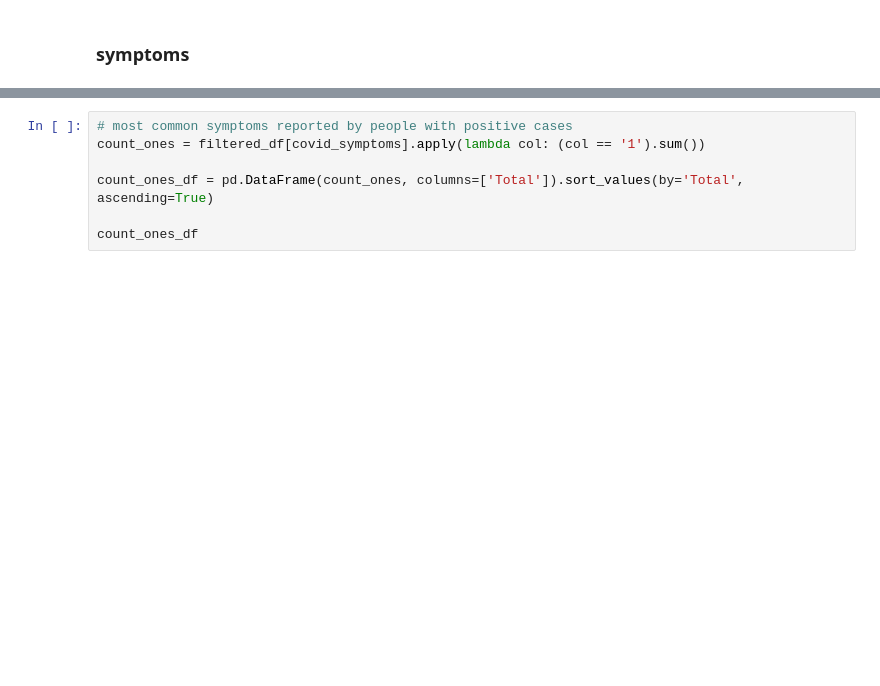
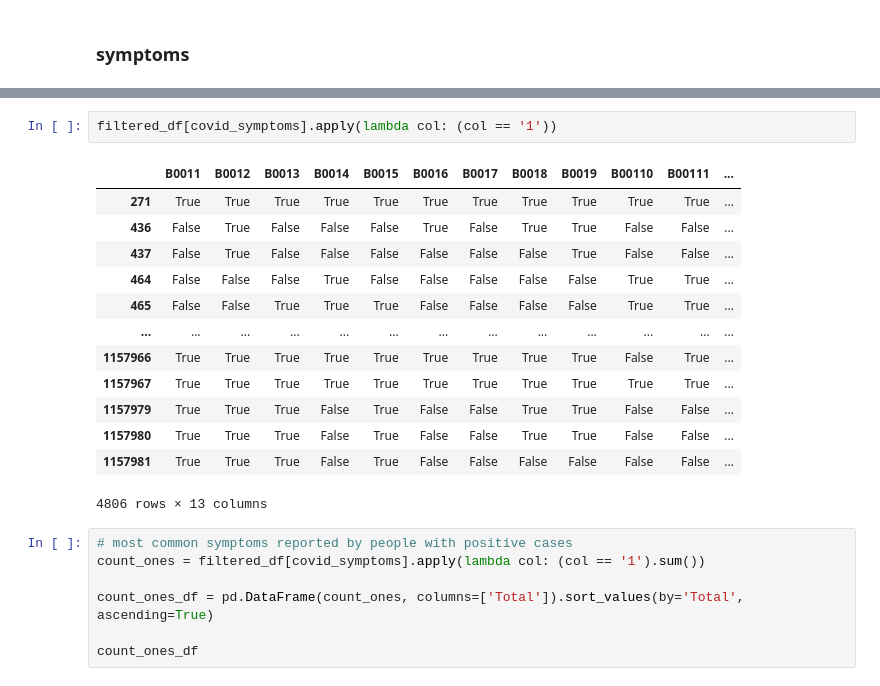
Before and after one commit to pathilink/HospAEinstein_test, a Jupyter notebook: notebook/pnad_eda.ipynb, the cells around one changed output, grey strips where cells are left out. Saved outputs shown, nothing was run; the diff lists cells and outputs as text; blank space fills up the shorter version.

```diff
--- a/notebook/pnad_eda.ipynb
+++ b/notebook/pnad_eda.ipynb
@@ -1171,3 +1171,19 @@ filtered_df.sample(5)
+# %%
+filtered_df[covid_symptoms].apply(lambda col: (col == '1'))
+# %% [output]
+|  | B0011 | B0012 | B0013 | B0014 | B0015 | B0016 | B0017 | B0018 | B0019 | B00110 | B00111 | ... |
+| 271 | True | True | True | True | True | True | True | True | True | True | True | ... |
+| 436 | False | True | False | False | False | True | False | True | True | False | False | ... |
+| 437 | False | True | False | False | False | False | False | False | True | False | False | ... |
+| 464 | False | False | False | True | False | False | False | False | False | True | True | ... |
+| 465 | False | False | True | True | True | False | False | False | False | True | True | ... |
+| ... | ... | ... | ... | ... | ... | ... | ... | ... | ... | ... | ... | ... |
+| 1157966 | True | True | True | True | True | True | True | True | True | False | True | ... |
+| 1157967 | True | True | True | True | True | True | True | True | True | True | True | ... |
+| 1157979 | True | True | True | False | True | False | False | True | True | False | False | ... |
+| 1157980 | True | True | True | False | True | False | False | True | True | False | False | ... |
+| 1157981 | True | True | True | False | True | False | False | False | False | False | False | ... |
+4806 rows × 13 columns
 # %%
 # most common symptoms reported by people with positive cases
 count_ones = filtered_df[covid_symptoms].apply(lambda col: (col == '1').sum())
```
Also changed, not shown: parts of 9 cells of this notebook.
